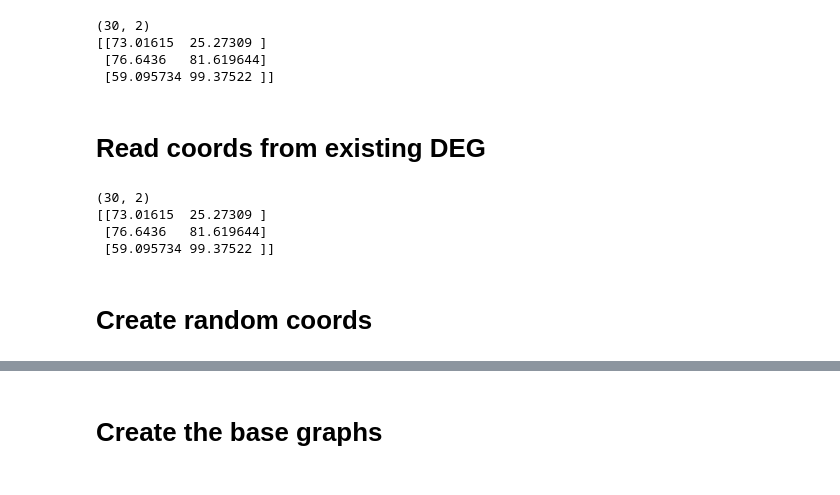
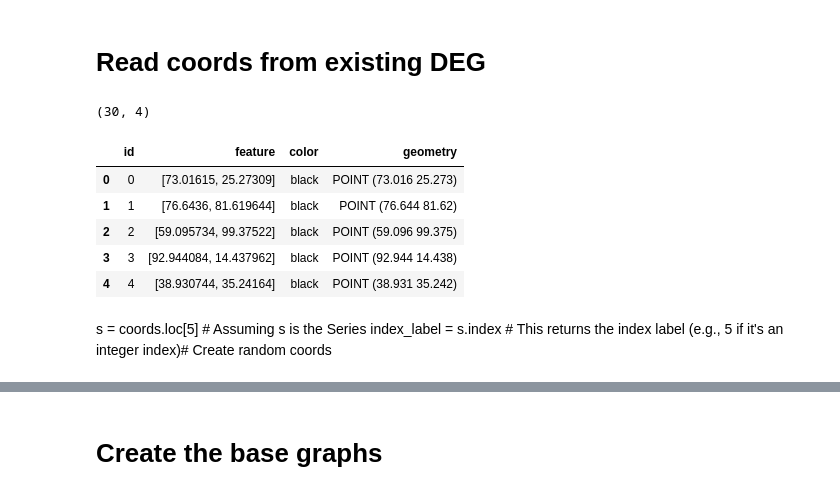
Before and after one commit to Neiko2002/2d-graph, a Jupyter notebook: 2d_graph_visualization.ipynb, the cells around one changed output, grey strips where cells are left out. Drawn from its saved outputs; the diff is of its cells as text; code cells hidden in the pictures.

```diff
--- a/2d_graph_visualization.ipynb
+++ b/2d_graph_visualization.ipynb
@@ -3,17 +0,0 @@
-# %%
-import deg
-
-# read graph from drive
-graph_file = "G:/My Drive/HTW/PhD/2DGraph/automatic/L2_K4_AddK10Eps0.2High_SwapK10-0StepEps0.001LowPath5Rnd100+0_improveNonRNGAndSecondHalfOfNonPerfectEdges_RNGAddMinimalSwapAtStep0.add_rng_opt.deg"
-
-graph_file = "G:/My Drive/HTW/PhD/2DGraph/V30_L2_K4_AddK8Eps0.2High_SwapK8-0StepEps0.001Low.deg"
-
-# use features as coords
-coords = deg.get_deg_coords(graph_file)
-print(coords.shape)
-print(coords[:3])
-# %% [output]
-(30, 2)
-[[73.01615  25.27309 ]
- [76.6436   81.619644]
- [59.095734 99.37522 ]]
@@ -44,20 +1,26 @@ def get_deg_edges(g):
-# %% [markdown]
-# Read coords from existing DEG
-# %%
-# read graph from drive
-graph_file = "G:/My Drive/HTW/PhD/2DGraph/automatic/L2_K4_AddK10Eps0.2High_SwapK10-0StepEps0.001LowPath5Rnd100+0_improveNonRNGAndSecondHalfOfNonPerfectEdges_RNGAddMinimalSwapAtStep0.add_rng_opt.deg"
-
-graph_file = "G:/My Drive/HTW/PhD/2DGraph/V30_L2_K4_AddK8Eps0.2High_SwapK8-0StepEps0.001Low.deg"
-
-# use features as coords
-coords = get_deg_coords(deglib.graph.load_readonly_graph(graph_file))
-print(coords.shape)
-print(coords[:3])
-# %% [output]
-(30, 2)
-[[73.01615  25.27309 ]
- [76.6436   81.619644]
- [59.095734 99.37522 ]]
+# %% [markdown]
+# Read coords from existing DEG
+# %%
+import deg
+
+# read graph from drive
+graph_file = "G:/My Drive/HTW/PhD/2DGraph/automatic/L2_K4_AddK10Eps0.2High_SwapK10-0StepEps0.001LowPath5Rnd100+0_improveNonRNGAndSecondHalfOfNonPerfectEdges_RNGAddMinimalSwapAtStep0.add_rng_opt.deg"
+
+graph_file = "G:/My Drive/HTW/PhD/2DGraph/V30_L2_K4_AddK8Eps0.2High_SwapK8-0StepEps0.001Low.deg"
+
+# use features as coords
+coords = deg.read_deg_vertices(graph_file)
+print(coords.shape)
+coords.head()
+# %% [output]
+(30, 4)
+|  | id | feature | color | geometry |
+| 0 | 0 | [73.01615, 25.27309] | black | POINT (73.016 25.273) |
+| 1 | 1 | [76.6436, 81.619644] | black | POINT (76.644 81.62) |
+| 2 | 2 | [59.095734, 99.37522] | black | POINT (59.096 99.375) |
+| 3 | 3 | [92.944084, 14.437962] | black | POINT (92.944 14.438) |
+| 4 | 4 | [38.930744, 35.24164] | black | POINT (38.931 35.242) |
 # %% [markdown]
-# Create random coords
+s = coords.loc[5]  # Assuming s is the Series
+index_label = s.index  # This returns the index label (e.g., 5 if it's an integer index)# Create random coords
 # %%
```
Also changed, not shown: parts of 13 cells of this notebook, 5 other files.
